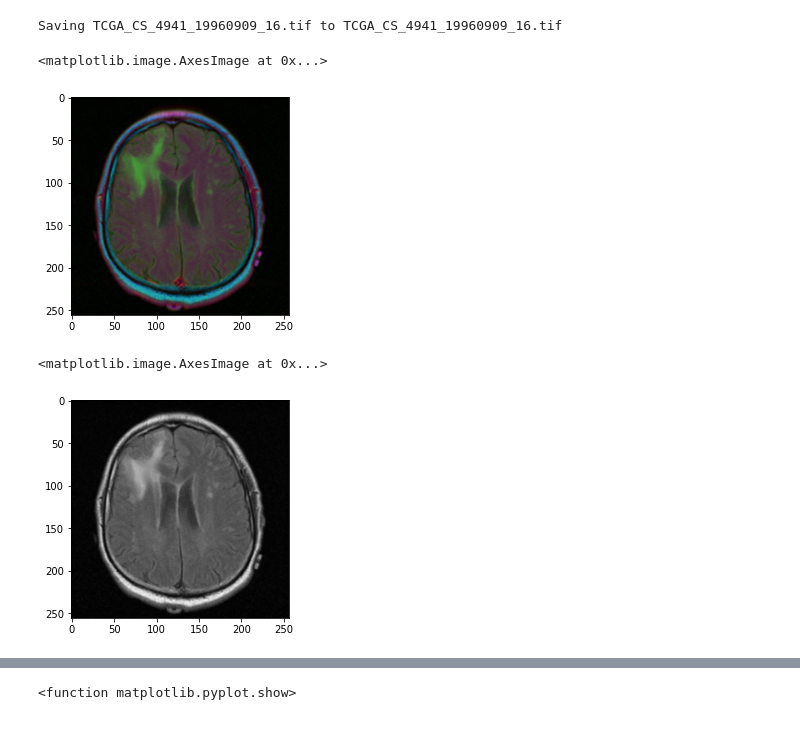
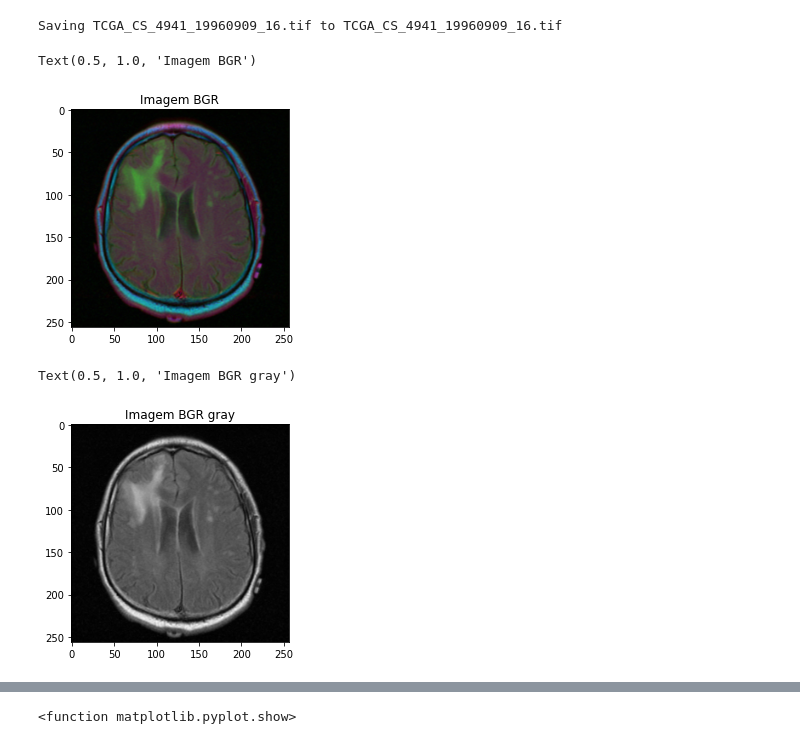
Before and after one commit to Vanessa-Helena/PDI_ProcessamentoDeImagensDigitais, a Jupyter notebook: projeto_pdi_LuanaVanessa.ipynb, the cells around one changed output, grey strips where cells are left out. Cells and saved outputs as stored; diff of their text form; code cells hidden in the pictures.

```diff
--- a/projeto_pdi_LuanaVanessa.ipynb
+++ b/projeto_pdi_LuanaVanessa.ipynb
@@ -119,14 +121,16 @@ Saving TCGA_CS_4941_19960909_16.tif to TCGA_CS_4941_19960909_16.tif
 img2 = cv2.imread('TCGA_CS_4941_19960909_16.tif', cv2.IMREAD_UNCHANGED)
 # %%
 plt.imshow(img2)
+plt.title('Imagem BGR')
 # %% [output]
-<matplotlib.image.AxesImage at 0x...>
+Text(0.5, 1.0, 'Imagem BGR')
-[figure, old version]
+[figure, new version]
 # %%
 grayTwo = cv2.cvtColor(img2,cv2.COLOR_BGR2GRAY)
 # %%
 plt.imshow(grayTwo, cmap='gray')
+plt.title('Imagem BGR gray')
 # %% [output]
-<matplotlib.image.AxesImage at 0x...>
+Text(0.5, 1.0, 'Imagem BGR gray')
-[figure, old version]
+[figure, new version]
 # %%
```
Also changed, not shown: parts of 44 cells of this notebook.
